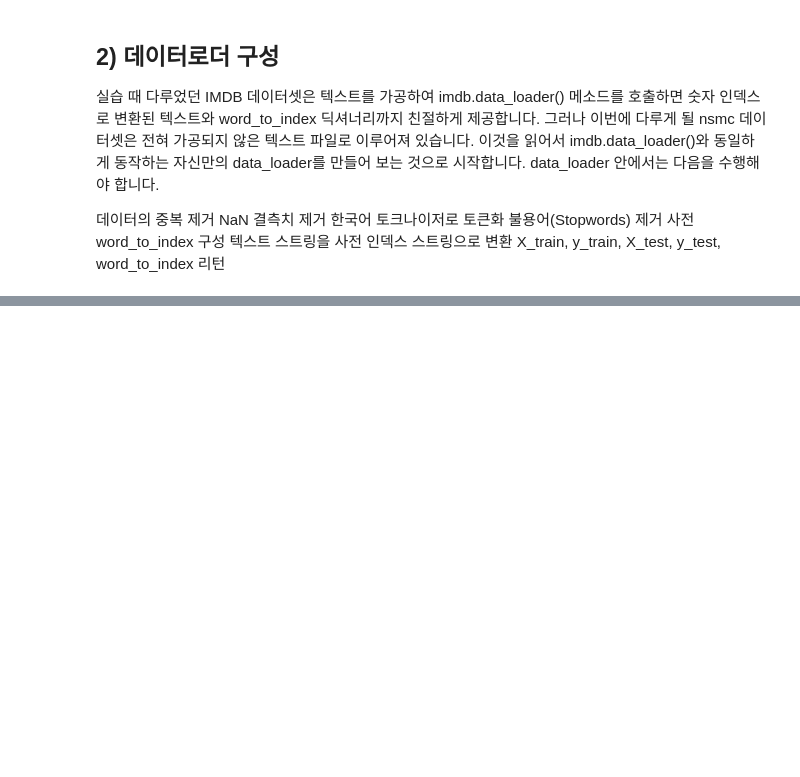
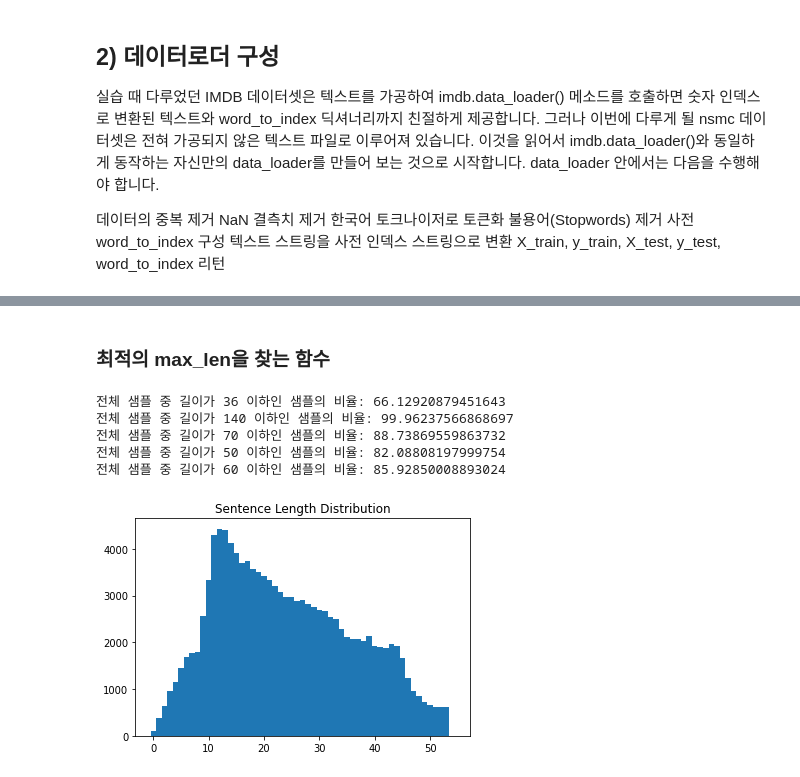
Before and after one commit to peter1505/AIFFEL, a Jupyter notebook: GD_02_SP_movie_sentiment.ipynb, the cells around one changed output, grey strips where cells are left out. Drawn from its saved outputs; the diff is of its cells as text; code cells hidden in the pictures; blank space fills up the shorter version.

```diff
--- a/GD_02_SP_movie_sentiment.ipynb
+++ b/GD_02_SP_movie_sentiment.ipynb
@@ -380,0 +556,2 @@ X_train, y_train, X_test, y_test, word_to_index = load_data(train_data, test_dat
+# %% [markdown]
+### 최적의 max_len을 찾는 함수
@@ -380,0 +565,39 @@ X_train, y_train, X_test, y_test, word_to_index = load_data(train_data, test_dat
+# %%
+below_threshold_len(36, document)  # 평균
+below_threshold_len(140, document)  # 최장
+below_threshold_len(70, document)  # 중앙값
+below_threshold_len(50, document)
+below_threshold_len(60, document)
+# %% [output]
+전체 샘플 중 길이가 36 이하인 샘플의 비율: 66.12920879451643
+전체 샘플 중 길이가 140 이하인 샘플의 비율: 99.96237566868697
+전체 샘플 중 길이가 70 이하인 샘플의 비율: 88.73869559863732
+전체 샘플 중 길이가 50 이하인 샘플의 비율: 82.08808197999754
+전체 샘플 중 길이가 60 이하인 샘플의 비율: 85.92850008893024
+# %%
+max_len = 55
+min_len = 0
+
+# 길이 조건에 맞는 문장만 선택합니다.
+
+filtered_corpus = [s for s in naver_review if (len(s) < max_len)]
+
+
+# 데이터프레임 조건부 슬라이싱
+# str.len() 두 함수에 대해 알 수 있었다.
+train_data = naver_review[naver_review.str.len() < max_len]
+
+
+
+sentence_length = np.zeros((max_len), dtype=np.int)
+
+naver_review.head()
+
+for sen in train_data:   # 중복이 제거된 코퍼스 기준
+    sentence_length[len(sen)-1] += 1
+
+plt.bar(range(max_len), sentence_length, width=1.0)
+plt.title("Sentence Length Distribution")
+plt.show()
+# %% [output]
+[figure, added]
```
Also changed, not shown: parts of 70 cells of this notebook.
